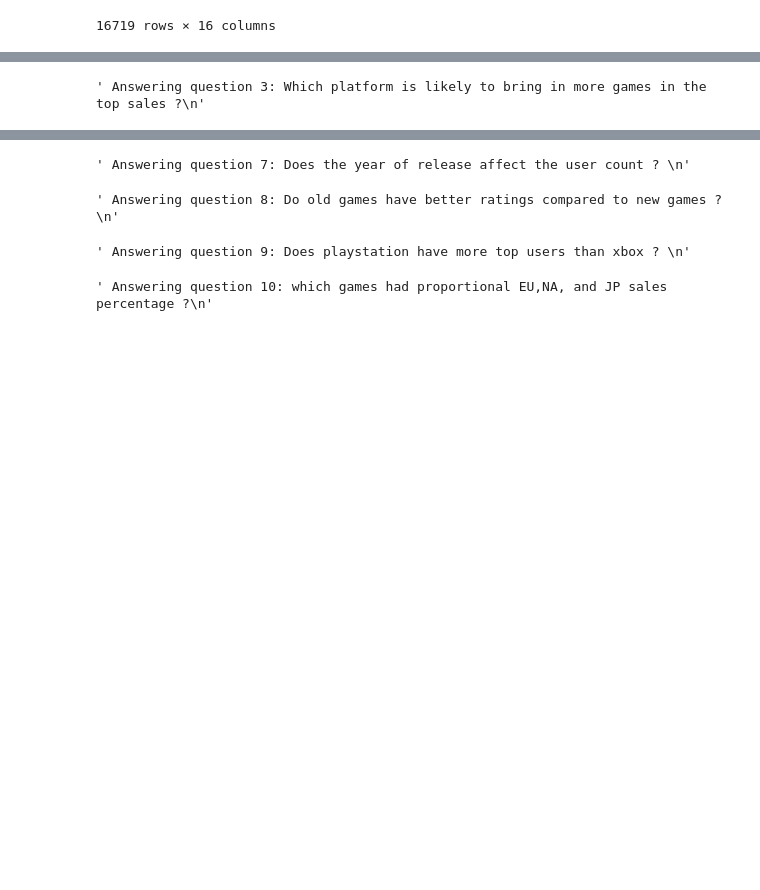
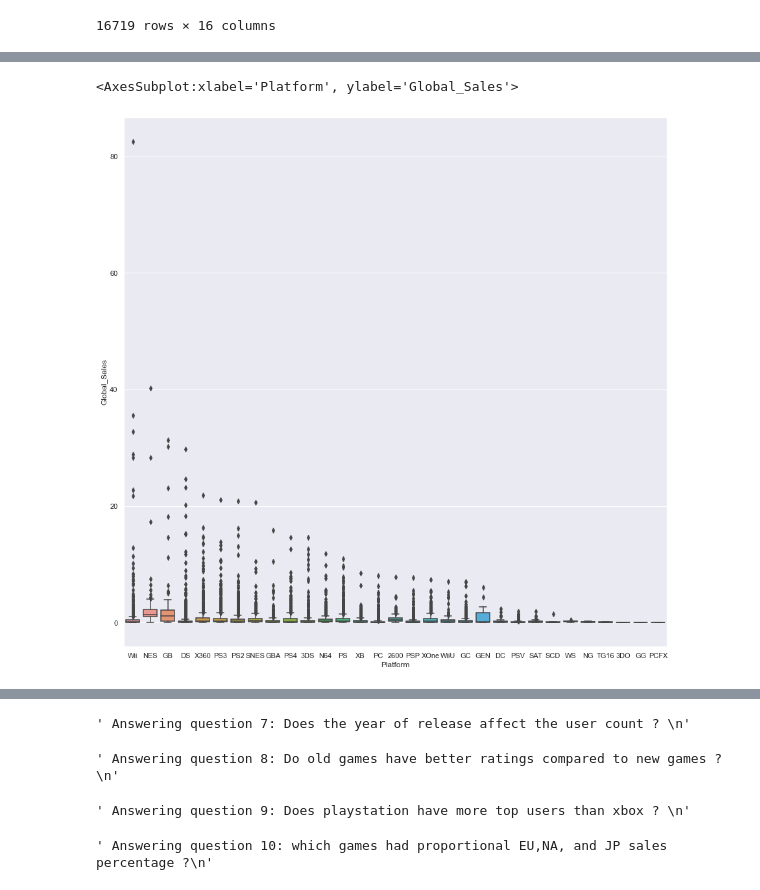
Before and after one commit to Rytham1/HtH_Build_Summer_2022, a Jupyter notebook: Finding-an-Interesting-Dataset-RythamD/Questions_Key.ipynb, the cells around one changed output, grey strips where cells are left out. Cells and saved outputs as stored; diff of their text form; code cells hidden in the pictures; blank space fills up the shorter version.

Commit message:
Updating 10 questions

```diff
--- a/Finding-an-Interesting-Dataset-RythamD/Questions_Key.ipynb
+++ b/Finding-an-Interesting-Dataset-RythamD/Questions_Key.ipynb
@@ -105,11 +99,18 @@ performance_data
 # %%
 ''' Answering question 3: Which platform is likely to bring in more games in the top sales ?
 -Platform
 -Global sales
 -Name
 '''
+
+platform_performance = vg_data[["Platform", "Global_Sales", "Name"]]
+
+clean_data3 = platform_performance.dropna()
+
+sns.boxplot(x = clean_data3['Platform'], y = clean_data3['Global_Sales'])
 # %% [output]
-' Answering question 3: Which platform is likely to bring in more games in the top sales ?\n'
+<AxesSubplot:xlabel='Platform', ylabel='Global_Sales'>
+[figure, added]
 # %%
 ''' Answering question 4: How does a game doing well in a continent influence its sale for global sales ?
 -Na sales
```
Also changed, not shown: parts of 5 cells of this notebook.
